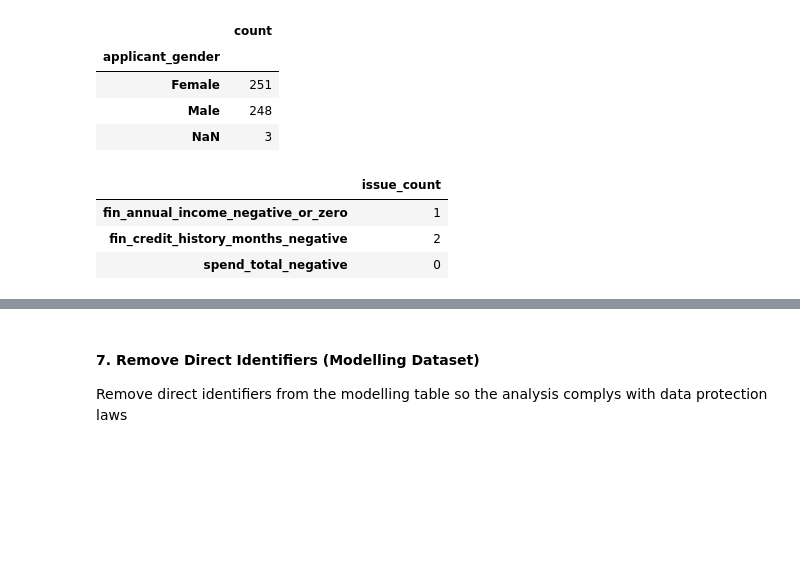
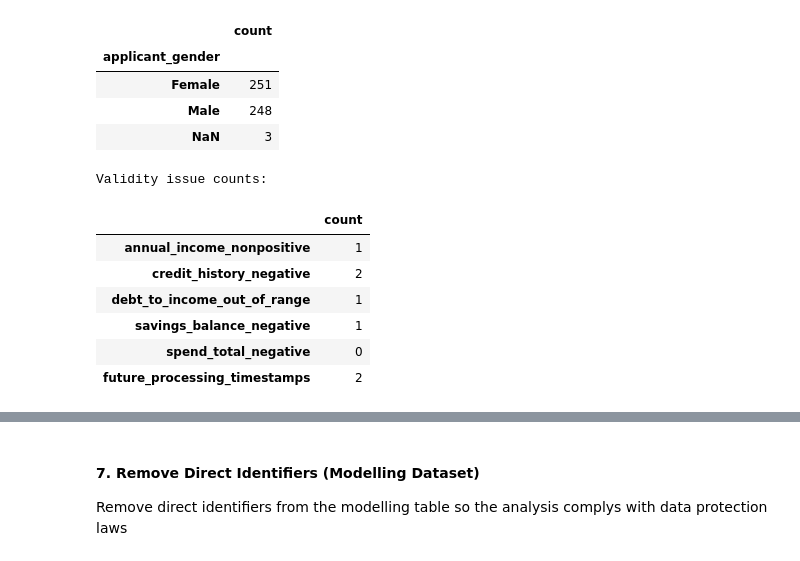
Before and after one commit to leo-nor-pro/dego-project-team6, a Jupyter notebook: notebooks/01-data-quality.ipynb, the cells around one changed output, grey strips where cells are left out. Saved outputs shown, nothing was run; the diff lists cells and outputs as text; code cells hidden in the pictures; blank space fills up the shorter version.

```diff
--- a/notebooks/01-data-quality.ipynb
+++ b/notebooks/01-data-quality.ipynb
@@ -227,7 +227,7 @@ def parse_spending(val):
         try:
             amt = float(amt)
         except (TypeError, ValueError):
-            invalid_amount_count += 1
+            invalid_amount_count = 0
             continue
 
         out[f"spend_{cat}"] = out.get(f"spend_{cat}", 0.0) + amt
@@ -391,40 +440,77 @@ Gender values after normalization:
 | Male | 248 |
 | NaN | 3 |
 # %%
-# 3) Validity: numeric type coercion + impossible values
+# 4) Validity: numeric type coercion + impossible values
 # Even when values can be converted to numeric form, they may still violate domain rules
 # (e.g. negative income or impossible credit history), so they need to be identified.
 
 num_cols = [c for c in df_clean.columns if c.startswith(("fin_", "spend_"))]
 for c in num_cols:
     df_clean[c] = pd.to_numeric(df_clean[c], errors="coerce")
 
-# Basic validity rules (counts before remediation)
-validity_issues = {}
+validity_counts = {}
 
+# ensure numeric columns are numeric
+num_cols = [
+    "fin_annual_income",
+    "fin_credit_history_months",
+    "fin_debt_to_income",
+    "fin_savings_balance",
+    "spend_total",
+]
+
+for col in num_cols:
+    if col in df_clean.columns:
+        df_clean[col] = pd.to_numeric(df_clean[col], errors="coerce")
+
+# annual income <= 0
 if "fin_annual_income" in df_clean.columns:
-    validity_issues["fin_annual_income_negative_or_zero"] = int((df_clean["fin_annual_income"] <= 0).sum())
+    mask = df_clean["fin_annual_income"].notna() & (df_clean["fin_annual_income"] <= 0)
+    df_clean["annual_income_invalid_flag"] = mask.astype(int)
+    validity_counts["annual_income_nonpositive"] = int(mask.sum())
 
+# credit history < 0
 if "fin_credit_history_months" in df_clean.columns:
-    validity_issues["fin_credit_history_months_negative"] = int((df_clean["fin_credit_history_months"] < 0).sum())
+    mask = df_clean["fin_credit_history_months"].notna() & (df_clean["fin_credit_history_months"] < 0)
+    df_clean["credit_history_invalid_flag"] = mask.astype(int)
+    validity_counts["credit_history_negative"] = int(mask.sum())
 
+# debt-to-income outside [0,1]
+if "fin_debt_to_income" in df_clean.columns:
+    mask = df_clean["fin_debt_to_income"].notna() & (
+        (df_clean["fin_debt_to_income"] < 0) | (df_clean["fin_debt_to_income"] > 1)
+    )
+    df_clean["debt_to_income_invalid_flag"] = mask.astype(int)
+    validity_counts["debt_to_income_out_of_range"] = int(mask.sum())
+
+# savings balance < 0
+if "fin_savings_balance" in df_clean.columns:
+    mask = df_clean["fin_savings_balance"].notna() & (df_clean["fin_savings_balance"] < 0)
+    df_clean["savings_balance_invalid_flag"] = mask.astype(int)
+    validity_counts["savings_balance_negative"] = int(mask.sum())
+
+# spend total < 0
 if "spend_total" in df_clean.columns:
-    validity_issues["spend_total_negative"] = int((df_clean["spend_total"] < 0).sum())
+    mask = df_clean["spend_total"].notna() & (df_clean["spend_total"] < 0)
+    df_clean["spend_total_invalid_flag"] = mask.astype(int)
+    validity_counts["spend_total_negative"] = int(mask.sum())
 
-display(pd.Series(validity_issues, name="issue_count").to_frame())
+# future timestamps
+if "processing_timestamp" in df_clean.columns:
+    ts = pd.to_datetime(df_clean["processing_timestamp"], errors="coerce", utc=True)
+    mask = ts.notna() & (ts > pd.Timestamp.now(tz="UTC"))
+    df_clean["processing_timestamp_future_flag"] = mask.astype(int)
+    validity_counts["future_processing_timestamps"] = int(mask.sum())
 
-# Remediation: set invalid values to NaN (so they can be imputed later in the ML pipeline)
-if "fin_annual_income" in df_clean.columns:
-    df_clean.loc[df_clean["fin_annual_income"] <= 0, "fin_annual_income"] = np.nan
-
-if "fin_credit_history_months" in df_clean.columns:
-    df_clean.loc[df_clean["fin_credit_history_months"] < 0, "fin_credit_history_months"] = np.nan
-
-if "spend_total" in df_clean.columns:
-    df_clean.loc[df_clean["spend_total"] < 0, "spend_total"] = np.nan
+print("Validity issue counts:")
+display(pd.Series(validity_counts, name="count").to_frame())
 # %% [output]
+Validity issue counts:
-|  | issue_count |
-| fin_annual_income_negative_or_zero | 1 |
-| fin_credit_history_months_negative | 2 |
+|  | count |
+| annual_income_nonpositive | 1 |
+| credit_history_negative | 2 |
+| debt_to_income_out_of_range | 1 |
+| savings_balance_negative | 1 |
 | spend_total_negative | 0 |
+| future_processing_timestamps | 2 |
 # %%
```
Also changed, not shown: parts of 10 cells of this notebook.
